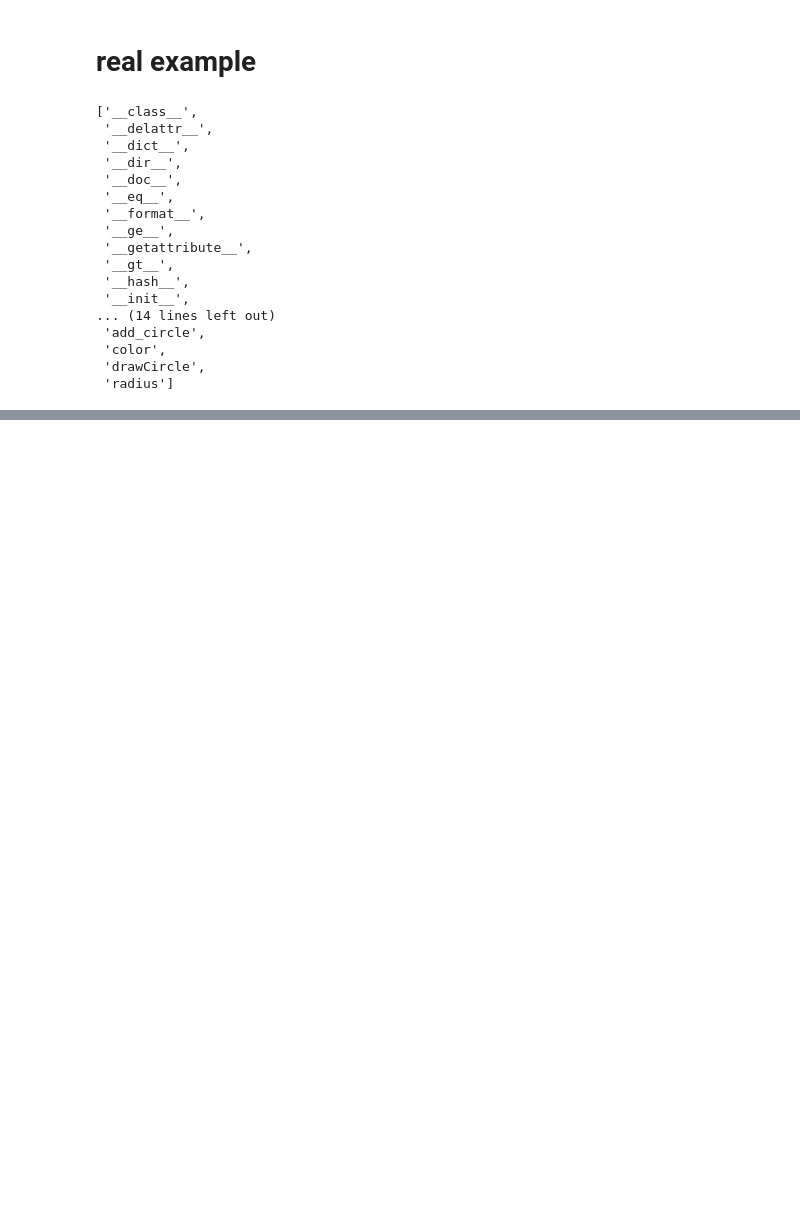
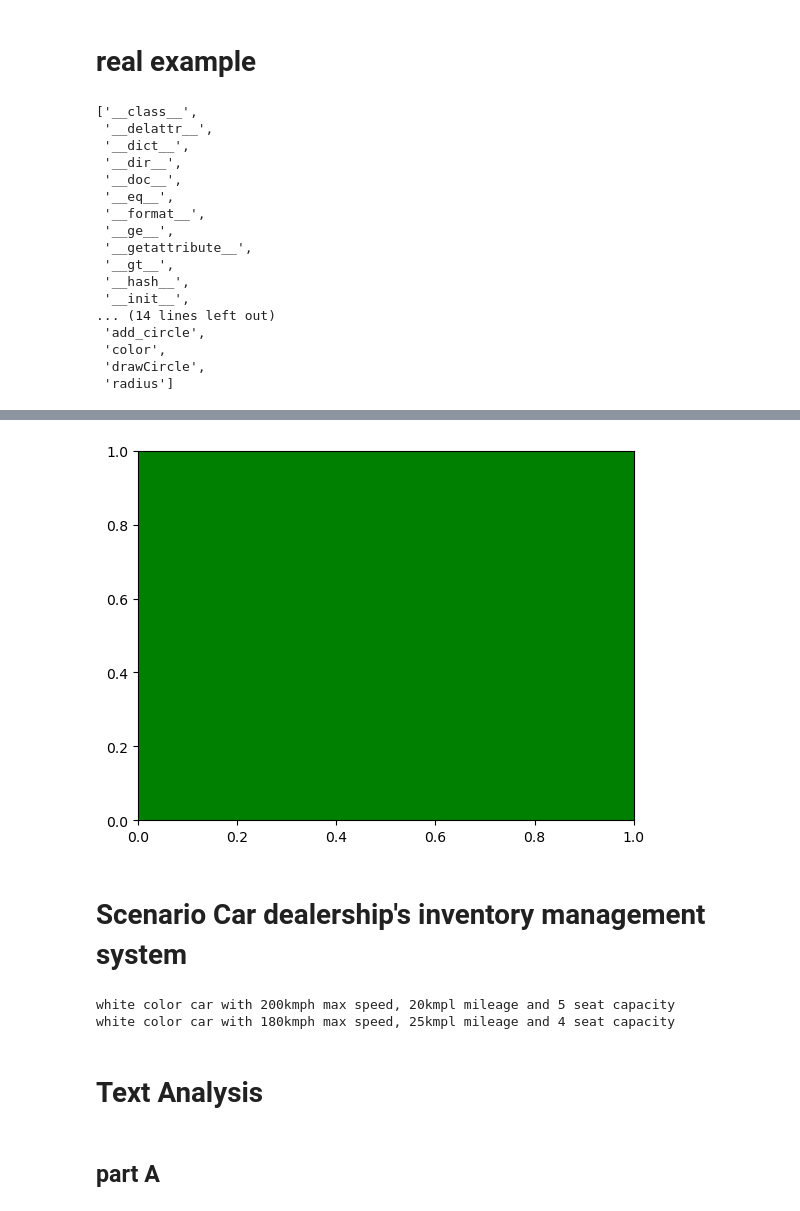
Before and after one commit to Immortal-Pi/IBMdatascience, a Jupyter notebook: pythonBasics/ObjectsAndClasses.ipynb, the cells around one changed output, grey strips where cells are left out. Saved outputs shown, nothing was run; the diff lists cells and outputs as text; code cells hidden in the pictures; blank space fills up the shorter version.

Commit message:
objects and classes

```diff
--- a/pythonBasics/ObjectsAndClasses.ipynb
+++ b/pythonBasics/ObjectsAndClasses.ipynb
@@ -113,0 +121,18 @@ redCircle.drawCircle()
+# %%
+class rectangle(object):
+    def __init__(self,width=2,height=3,color='r'):
+        self.width=width
+        self.height=height
+        self.color=color
+
+    def drawRectangle(self):
+        # plt.Rectangle((0,0),self.width,self.height,fc=self.color)
+        plt.gca().add_patch(plt.Rectangle((0, 0), self.width, self.height ,fc=self.color))
+        plt.show()
+# %%
+greenRectangle=rectangle(2,4,'green')
+greenRectangle.drawRectangle()
+# %% [output]
+[figure, added]
+# %% [markdown]
+# Scenario Car dealership's inventory management system
@@ -113,0 +153,14 @@ redCircle.drawCircle()
+# %%
+xylo= vehicle(200, 20)
+xylo.seat_capacity(5)
+print(xylo)
+neon=vehicle(180,25)
+neon.seat_capacity(4)
+print(neon)
+# %% [output]
+white color car with 200kmph max speed, 20kmpl mileage and 5 seat capacity
+white color car with 180kmph max speed, 25kmpl mileage and 4 seat capacity
+# %% [markdown]
+# Text Analysis
+# %% [markdown]
+## part A
```
Also changed, not shown: parts of 16 cells of this notebook.
